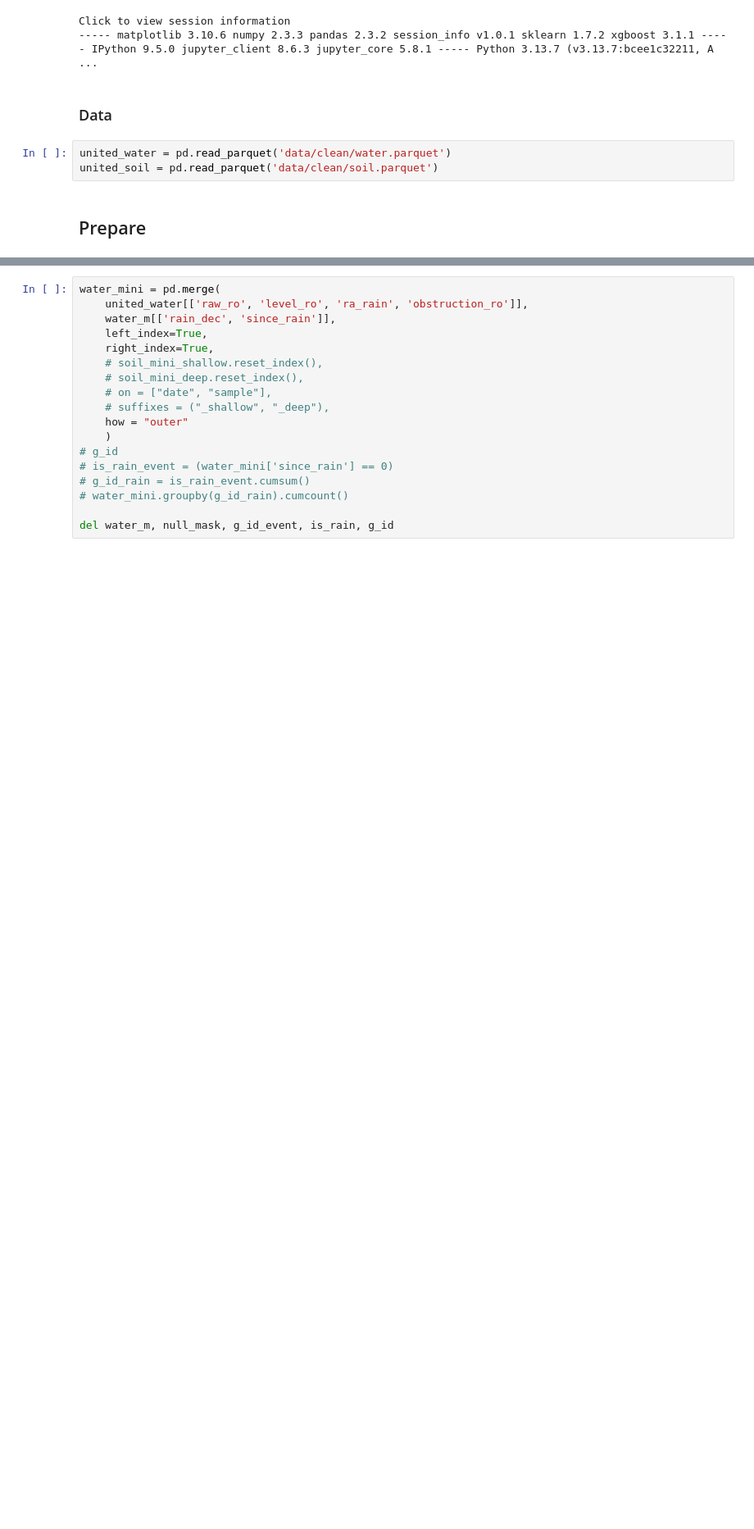
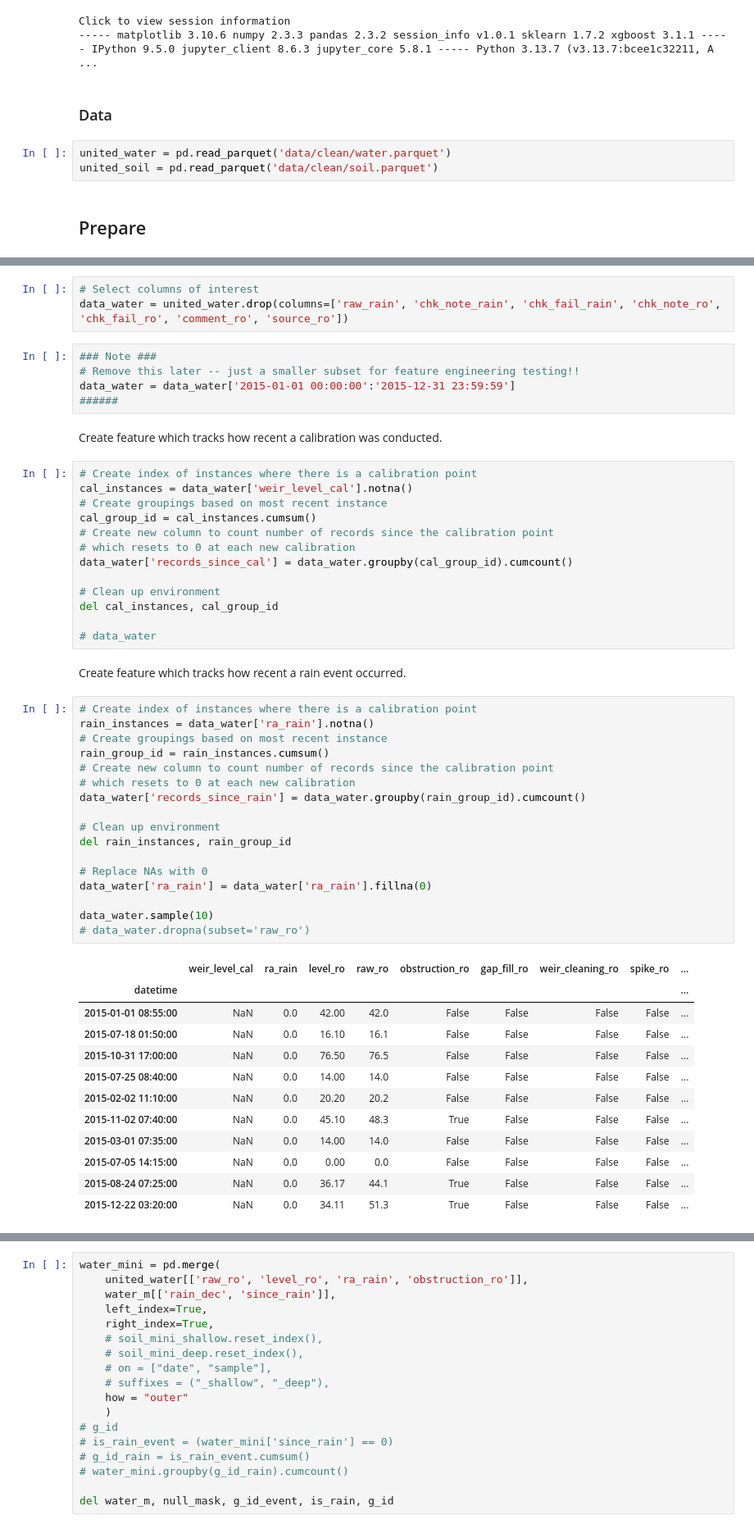
Before and after one commit to gmcginnis/info-698-capstone, a Jupyter notebook: 02_split.ipynb, the cells around one changed output, grey strips where cells are left out. Shown at 82% size. Drawn from its saved outputs; the diff is of its cells as text; blank space fills up the shorter version.

Commit message:
Streamlining and automating feat engineering

```diff
--- a/02_split.ipynb
+++ b/02_split.ipynb
@@ -44,0 +47,55 @@ united_soil = pd.read_parquet('data/clean/soil.parquet')
+# %%
+# Select columns of interest
+data_water = united_water.drop(columns=['raw_rain', 'chk_note_rain', 'chk_fail_rain', 'chk_note_ro', 'chk_fail_ro', 'comment_ro', 'source_ro'])
+# %%
+### Note ###
+# Remove this later -- just a smaller subset for feature engineering testing!!
+data_water = data_water['2015-01-01 00:00:00':'2015-12-31 23:59:59']
+######
+# %% [markdown]
+Create feature which tracks how recent a calibration was conducted.
+# %%
+# Create index of instances where there is a calibration point
+cal_instances = data_water['weir_level_cal'].notna()
+# Create groupings based on most recent instance
+cal_group_id = cal_instances.cumsum()
+# Create new column to count number of records since the calibration point
+# which resets to 0 at each new calibration
+data_water['records_since_cal'] = data_water.groupby(cal_group_id).cumcount()
+
+# Clean up environment
+del cal_instances, cal_group_id
+
+# data_water
+# %% [markdown]
+Create feature which tracks how recent a rain event occurred.
+# %%
+# Create index of instances where there is a calibration point
+rain_instances = data_water['ra_rain'].notna()
+# Create groupings based on most recent instance
+rain_group_id = rain_instances.cumsum()
+# Create new column to count number of records since the calibration point
+# which resets to 0 at each new calibration
+data_water['records_since_rain'] = data_water.groupby(rain_group_id).cumcount()
+
+# Clean up environment
+del rain_instances, rain_group_id
+
+# Replace NAs with 0
+data_water['ra_rain'] = data_water['ra_rain'].fillna(0)
+
+data_water.sample(10)
+# data_water.dropna(subset='raw_ro')
+# %% [output]
+|  | weir_level_cal | ra_rain | level_ro | raw_ro | obstruction_ro | gap_fill_ro | weir_cleaning_ro | spike_ro | ... |
+| datetime |  |  |  |  |  |  |  |  | ... |
+| 2015-01-01 08:55:00 | NaN | 0.0 | 42.00 | 42.0 | False | False | False | False | ... |
+| 2015-07-18 01:50:00 | NaN | 0.0 | 16.10 | 16.1 | False | False | False | False | ... |
+| 2015-10-31 17:00:00 | NaN | 0.0 | 76.50 | 76.5 | False | False | False | False | ... |
+| 2015-07-25 08:40:00 | NaN | 0.0 | 14.00 | 14.0 | False | False | False | False | ... |
+| 2015-02-02 11:10:00 | NaN | 0.0 | 20.20 | 20.2 | False | False | False | False | ... |
+| 2015-11-02 07:40:00 | NaN | 0.0 | 45.10 | 48.3 | True | False | False | False | ... |
+| 2015-03-01 07:35:00 | NaN | 0.0 | 14.00 | 14.0 | False | False | False | False | ... |
+| 2015-07-05 14:15:00 | NaN | 0.0 | 0.00 | 0.0 | False | False | False | False | ... |
+| 2015-08-24 07:25:00 | NaN | 0.0 | 36.17 | 44.1 | True | False | False | False | ... |
+| 2015-12-22 03:20:00 | NaN | 0.0 | 34.11 | 51.3 | True | False | False | False | ... |
```
Also changed, not shown: parts of 34 cells of this notebook.
